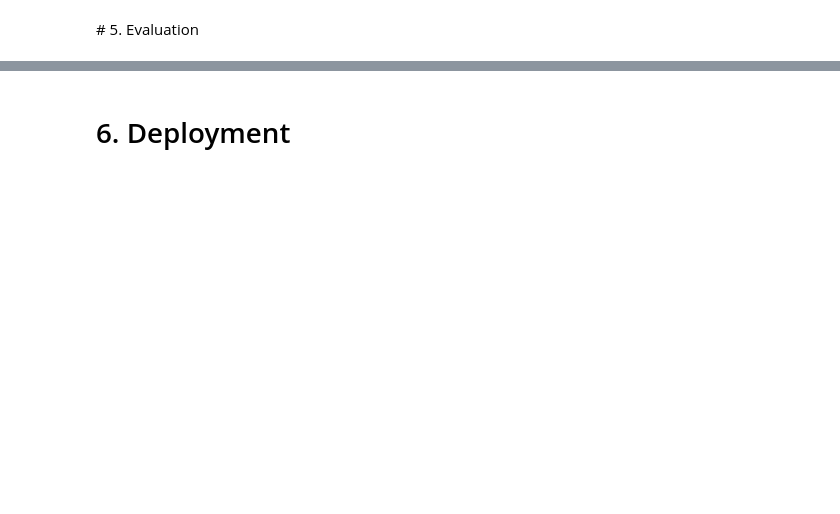
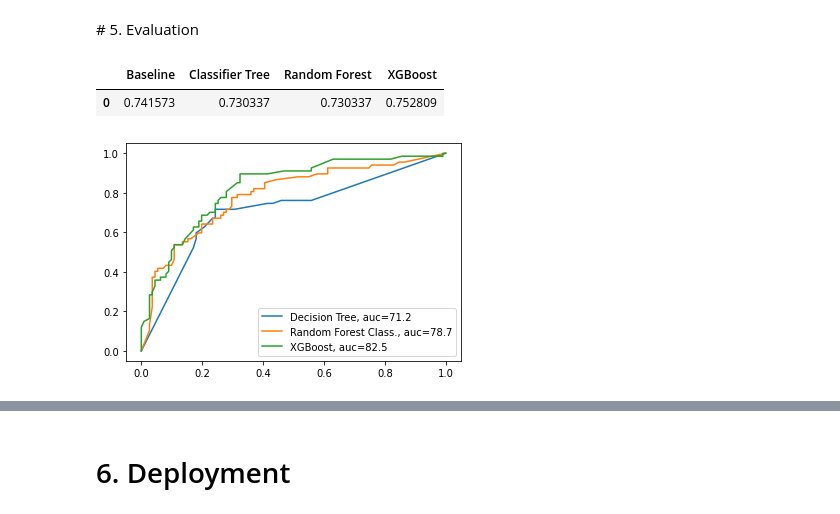
Before and after one commit to milioe/CursoAnalitica, a Jupyter notebook: Titanic.ipynb, the cells around one changed output, grey strips where cells are left out. Drawn from its saved outputs; the diff is of its cells as text; code cells hidden in the pictures; blank space fills up the shorter version.

```diff
--- a/Titanic.ipynb
+++ b/Titanic.ipynb
@@ -361,2 +447,37 @@ accuracy_score(y_train, y_pred_clf)
 # %% [markdown]
 # 5. Evaluation
+# %%
+# Scores
+
+data_scores = pd.DataFrame({"Baseline":score_bl, "Classifier Tree":score_clf, "Random Forest":score_rfc, "XGBoost":score_xgb}, index=[0])
+data_scores
+# %% [output]
+|  | Baseline | Classifier Tree | Random Forest | XGBoost |
+| 0 | 0.741573 | 0.730337 | 0.730337 | 0.752809 |
+# %%
+# Predcit_proba de cada modelo
+
+y_proba_clf = clf.predict_proba(X_test)[::,1]
+y_proba_rfc = rfc.predict_proba(X_test)[::,1]
+y_proba_xgb = xgboost.predict_proba(X_test)[::,1]
+# %%
+from sklearn import metrics
+
+# Classifier tree
+fpr, tpr, thresh = metrics.roc_curve(y_test, y_proba_clf)
+auc = metrics.roc_auc_score(y_test, y_proba_clf)
+plt.plot(fpr,tpr,label="Decision Tree, auc="+str(round(auc, 3)*100))
+
+
+fpr, tpr, thresh = metrics.roc_curve(y_test, y_proba_rfc)
+auc = metrics.roc_auc_score(y_test, y_proba_rfc)
+plt.plot(fpr,tpr,label="Random Forest Class., auc="+str(round(auc, 3)*100))
+
+fpr, tpr, thresh = metrics.roc_curve(y_test, y_proba_xgb)
+auc = metrics.roc_auc_score(y_test, y_proba_xgb)
+plt.plot(fpr,tpr,label="XGBoost, auc="+str(round(auc, 3)*100))
+
+
+plt.legend(loc=0);
+# %% [output]
+[figure, added]
```
Also changed, not shown: parts of 30 cells of this notebook.
